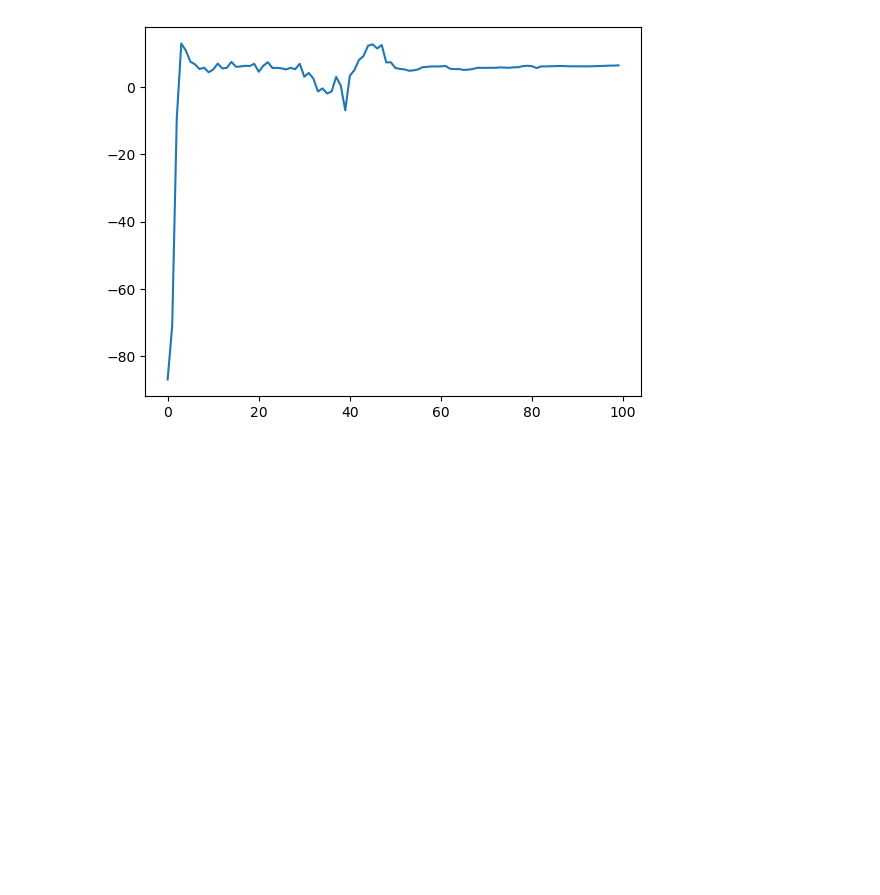
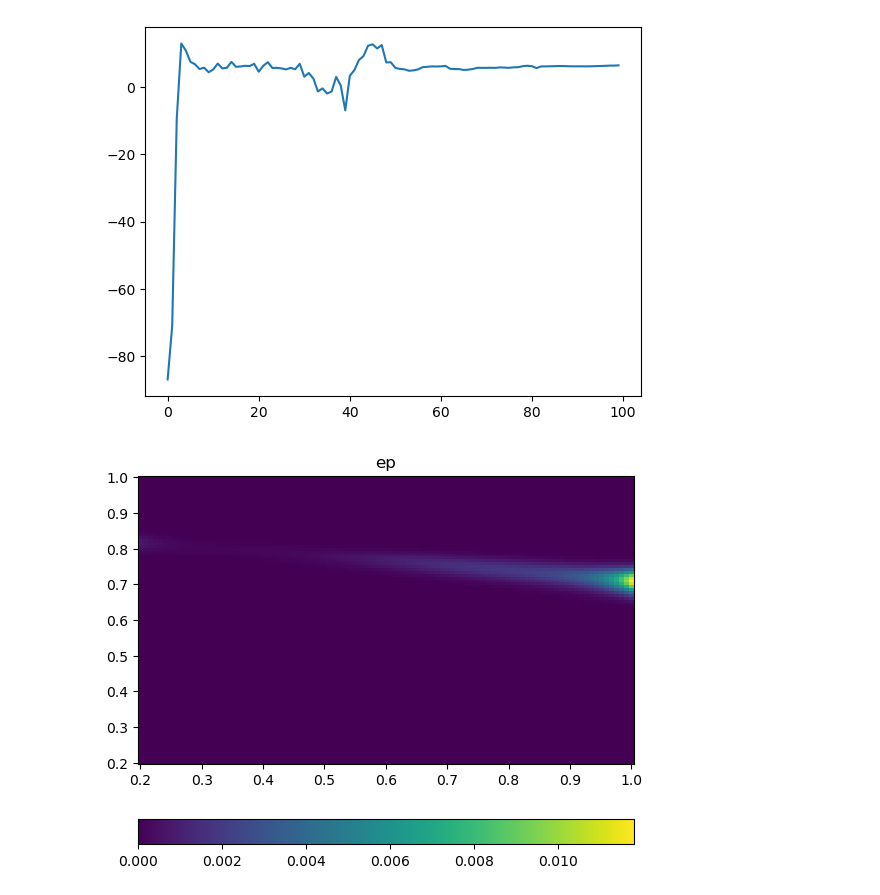
Before and after one commit to arob5/Bayesian-inference-with-surrogates, a Jupyter notebook: experiments/vsem/vsem_experiment.ipynb, the cells around one changed output. Drawn from its saved outputs; the diff is of its cells as text; code cells hidden in the pictures; blank space fills up the shorter version.

Commit message:
Implemented 2d grid approx of EP / need to validate.

```diff
--- a/experiments/vsem/vsem_experiment.ipynb
+++ b/experiments/vsem/vsem_experiment.ipynb
@@ -118,0 +202,25 @@ plt.close()
+# %%
+U_grid = vsem_test.test_grid_info["U_grid"] # (M,2)
+f_grid = vsem_test.inv_prob.likelihood.par_to_obs_map(U_grid)
+# %%
+# Sample realizations of discretized f at U_grid
+import jax.random as jr
+key = jr.key(123523)
+S = 1000
+
+pred = vsem_test.gp_posterior.predict(U_grid, vsem_test.design)
+log_pi_u_f = pred.sample(key, (S,)) # (S, M)
+# %%
+ep_grid, ep_se_grid = estimate_ep_grid(log_pi_u_f)
+# %%
+from vsem_inv_prob import plot_heatmap
+
+U1, U2 = vsem_test._get_plot_grid()
+n_grid_1d = U1.shape[0]
+ep_grid_reshaped = ep_grid.reshape(n_grid_1d, n_grid_1d)
+
+mappable, fig = plot_heatmap(U1, U2, ep_grid_reshaped, title="ep")
+
+display(fig)
+# %% [output]
+[figure, added]
```
Also changed, not shown: parts of 3 cells of this notebook, 1 other file.
